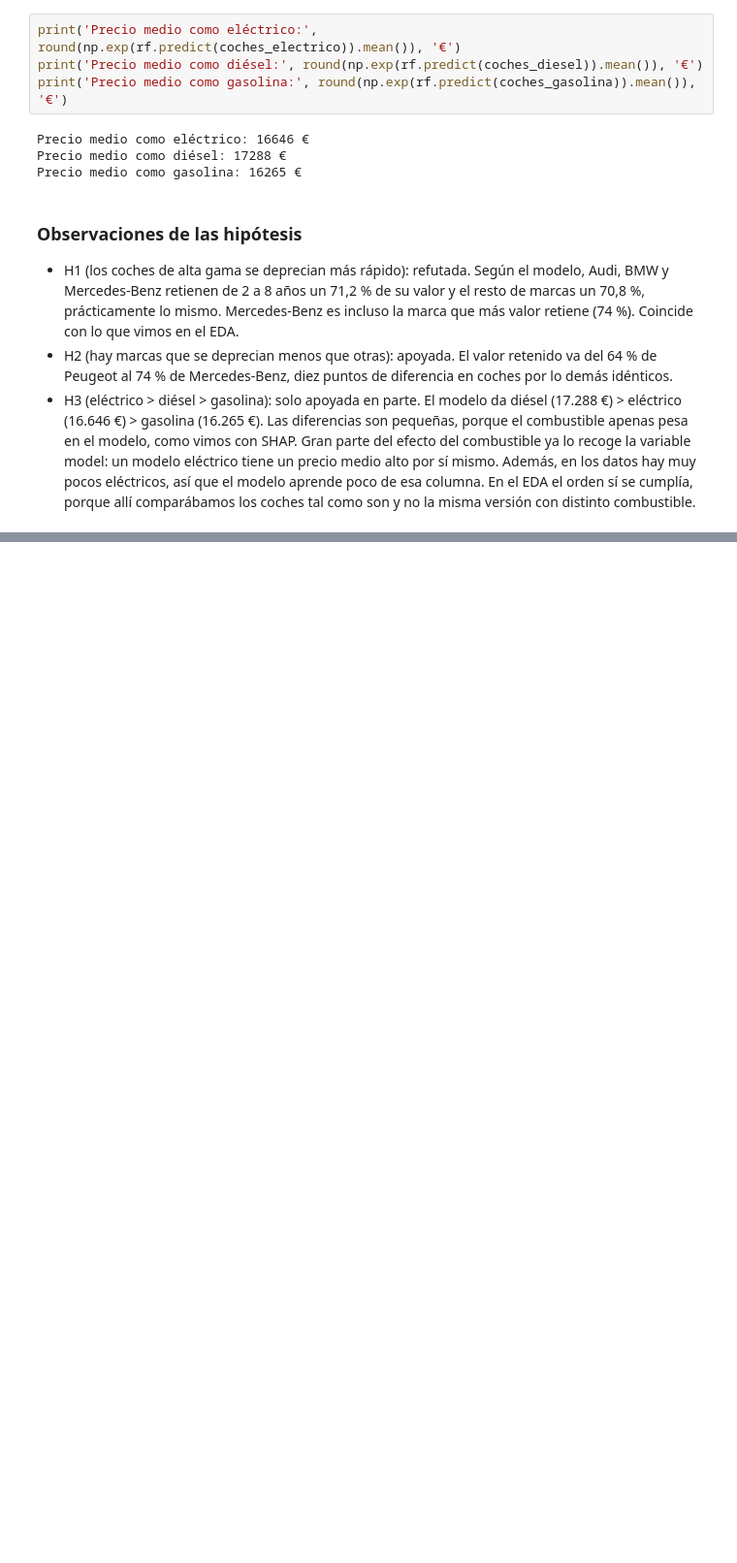
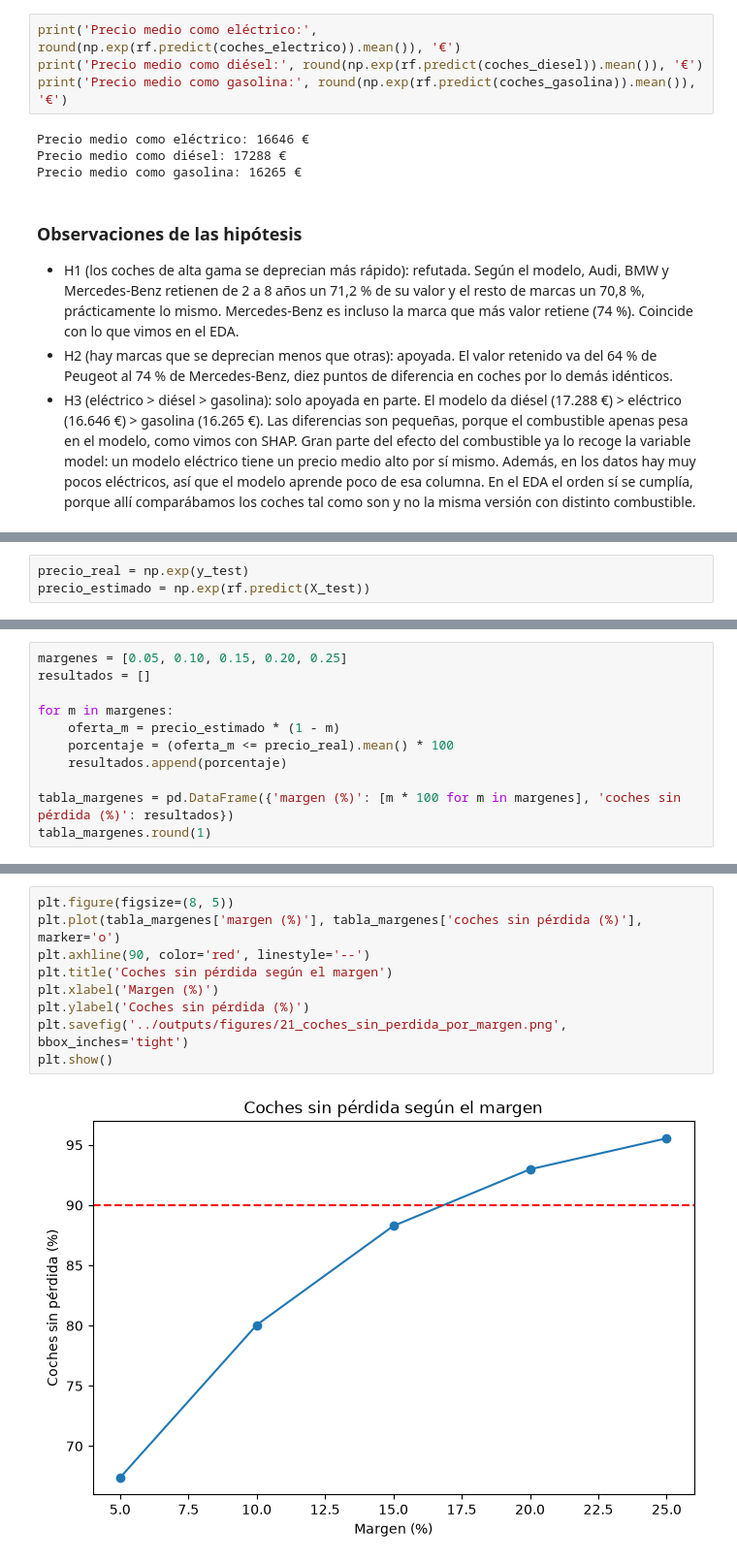
Before and after one commit to rusamen86/tfm-p1-precio-coches, a Jupyter notebook: notebooks/06_explicabilidad_negocio.ipynb, the cells around one changed output, grey strips where cells are left out. Shown at 97% size. Cells and saved outputs as stored; diff of their text form; blank space fills up the shorter version.

```diff
--- a/notebooks/06_explicabilidad_negocio.ipynb
+++ b/notebooks/06_explicabilidad_negocio.ipynb
@@ -184,0 +191,3 @@ Precio medio como gasolina: 16265 €
+# %%
+precio_real = np.exp(y_test)
+precio_estimado = np.exp(rf.predict(X_test))
@@ -184,0 +207,11 @@ Precio medio como gasolina: 16265 €
+# %%
+margenes = [0.05, 0.10, 0.15, 0.20, 0.25]
+resultados = []
+
+for m in margenes:
+    oferta_m = precio_estimado * (1 - m)
+    porcentaje = (oferta_m <= precio_real).mean() * 100
+    resultados.append(porcentaje)
+
+tabla_margenes = pd.DataFrame({'margen (%)': [m * 100 for m in margenes], 'coches sin pérdida (%)': resultados})
+tabla_margenes.round(1)
@@ -184,0 +225,11 @@ Precio medio como gasolina: 16265 €
+# %%
+plt.figure(figsize=(8, 5))
+plt.plot(tabla_margenes['margen (%)'], tabla_margenes['coches sin pérdida (%)'], marker='o')
+plt.axhline(90, color='red', linestyle='--')
+plt.title('Coches sin pérdida según el margen')
+plt.xlabel('Margen (%)')
+plt.ylabel('Coches sin pérdida (%)')
+plt.savefig('../outputs/figures/21_coches_sin_perdida_por_margen.png', bbox_inches='tight')
+plt.show()
+# %% [output]
+[figure, added]
```
Also changed, not shown: parts of 11 cells of this notebook, 2 other files.
